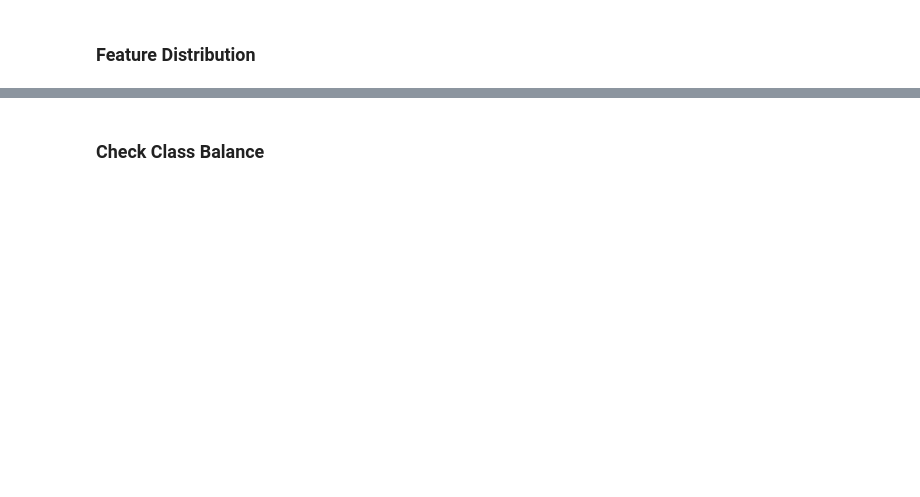
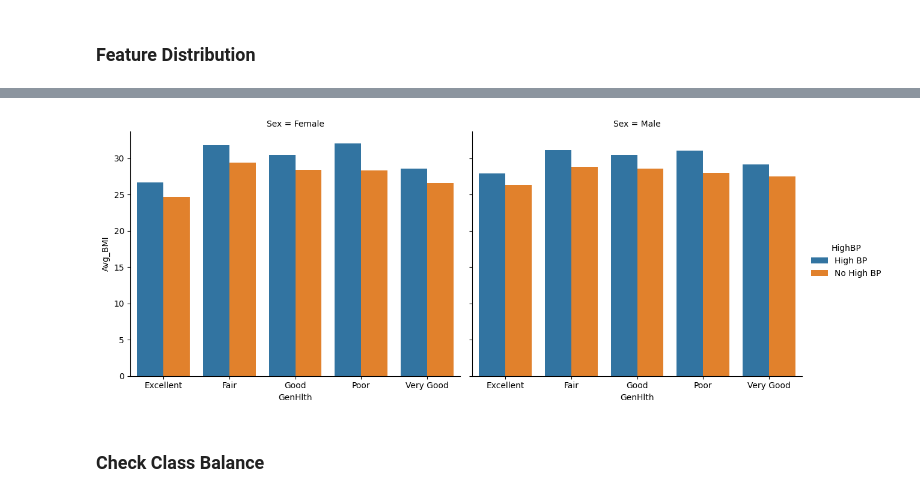
Before and after one commit to MohammedBabaqi/DiaClassifier-Benchmarking-ML-Models, a Jupyter notebook: notebooks/diabetes_classification_multiple_model_pipline.ipynb, the cells around one changed output, grey strips where cells are left out. Drawn from its saved outputs; the diff is of its cells as text; code cells hidden in the pictures; blank space fills up the shorter version.

```diff
--- a/notebooks/diabetes_classification_multiple_model_pipline.ipynb
+++ b/notebooks/diabetes_classification_multiple_model_pipline.ipynb
@@ -242,0 +355,9 @@ print(top_corr_list)
+# %%
+analysis_df = df_eda.groupby(['Sex', 'GenHlth', 'HighBP']).agg({
+    'Diabetes_binary': 'count',
+    'BMI': 'mean'
+}).reset_index()
+
+analysis_df.columns = ['Sex', 'GenHlth', 'HighBP', 'Total_Count', 'Avg_BMI']
+
+print(analysis_df)
@@ -243,2 +382,16 @@ print(top_corr_list)
+# %%
+sns.catplot(
+    data=analysis_df,
+    x='GenHlth',
+    y='Avg_BMI',
+    hue='HighBP',
+    col='Sex',
+    kind='bar',
+    height=5,
+    aspect=1.2
+)
+plt.show()
+# %% [output]
+[figure, added]
 # %% [markdown]
 ### Check Class Balance
```
Also changed, not shown: parts of 22 cells of this notebook.
